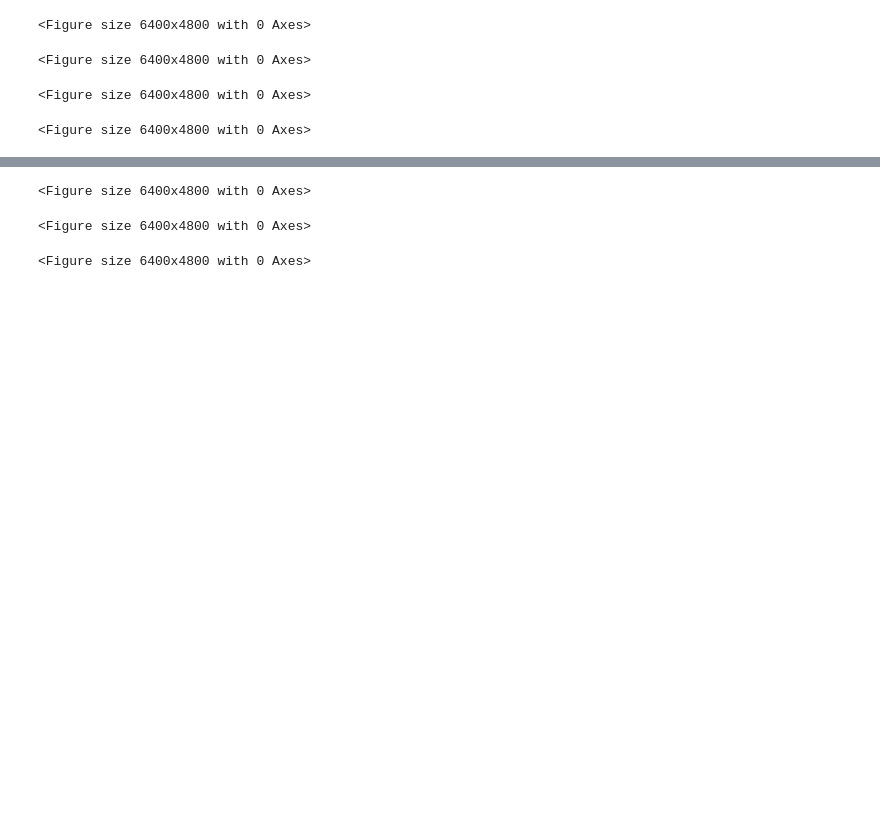
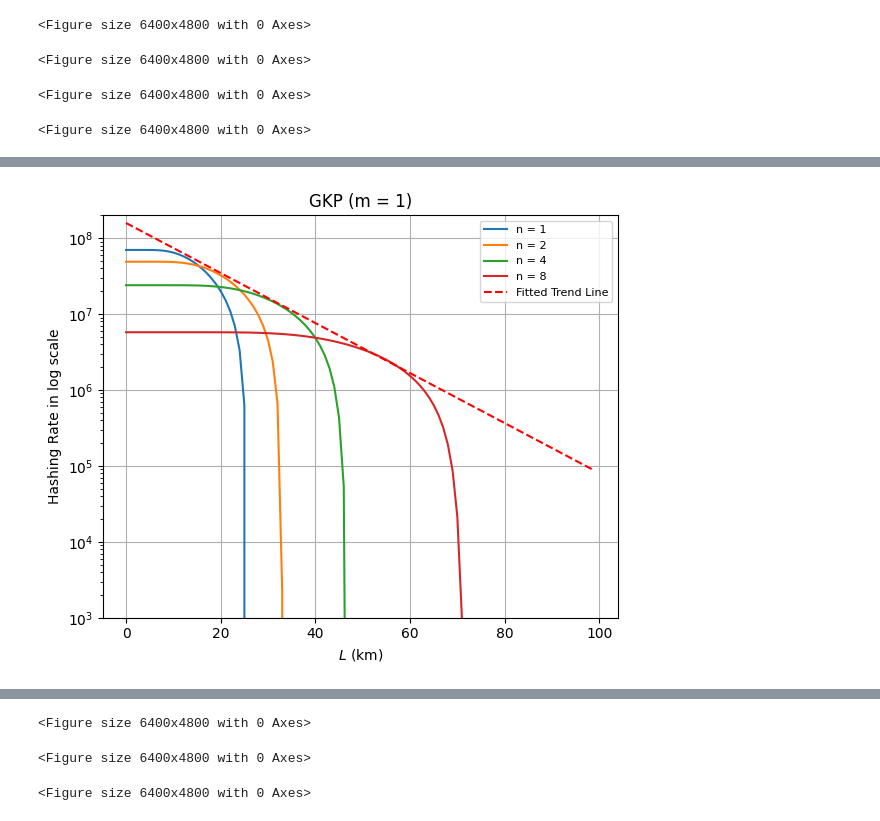
Before and after one commit to conallcampbell/GKP-Assisted-Percolation, a Jupyter notebook: Arizonia NB.015 - Repeater Problem in Python.ipynb, the cells around one changed output, grey strips where cells are left out. Saved outputs shown, nothing was run; the diff lists cells and outputs as text; code cells hidden in the pictures; blank space fills up the shorter version.

```diff
--- a/Arizonia NB.015 - Repeater Problem in Python.ipynb
+++ b/Arizonia NB.015 - Repeater Problem in Python.ipynb
@@ -902,0 +776,66 @@ ratesDR200 = [DRhashingrate(L , 200 , 50 , 0.7 , 1e-8 , 1) for L in Ls]
+# %%
+q = 0.7
+tau = 1e-8
+M = 50
+alpha = (np.log(10) / 10) * 0.2
+
+fig, ax = plt.subplots(figsize=(6, 5))
+ax.set_yscale("log")
+ax.set_title("GKP (m = 1)")
+ax.set_xlabel("$L$ (km)")
+ax.set_ylabel("Hashing Rate in log scale")
+ax.set_ylim(bottom=1e3, top=2e8)
+ax.grid(True)
+
+n_vals = [1, 2, 4, 8]
+
+# Just m = 1 data
+m = 1
+Ls = np.array(Ls)  # ensure it's an array
+gkp_list = [rates1, rates2, rates4, rates8]
+
+color_cycle = plt.get_cmap("tab10")
+
+for i, rate_curve in enumerate(gkp_list):
+    n = n_vals[i]
+    color = color_cycle(i)
+
+    ax.plot(Ls, rate_curve, label=f"n = {n}", color=color)
+
+n_scan_vals = np.arange(1, 16)
+
+rate_envelope = []
+for L in Ls:
+    best_rate = 0
+    for n in n_scan_vals:
+        _, nu_opt = optimal_hashing_rate(sigma1, L, n, M, q, tau, m, return_nu=True)
+        pc = Pc(sigma1, nu_opt, L, n)
+        pf = Pf(sigma1, nu_opt, L, n)
+        pSWAP = (pc + pf)**2
+        pELEM = 1 - (1 - pSWAP)**(M * m)
+        pNETWORK = pELEM**(n + 1) * q**n
+        rate = pNETWORK / (tau * m)
+
+        # Include hashing bound
+        vec = chain_function(new_vector(sigma1, nu_opt, L, n), n)
+        state_bound = hashing_bound(BSM_mixture_chain(vec))
+
+        true_hashing_rate = rate * state_bound
+
+        best_rate = max(best_rate , true_hashing_rate)
+    rate_envelope.append(best_rate)
+
+log_env = np.log(rate_envelope)
+
+
+fit_mask = Ls > 30
+slope, intercept, *_ = linregress(Ls[fit_mask], log_env[fit_mask])
+predicted_env = np.exp(slope * Ls + intercept)
+
+ax.plot(Ls, predicted_env, color="red", linestyle = "--" , label="Fitted Trend Line")
+
+ax.legend(fontsize=8)
+plt.tight_layout()
+plt.show()
+# %% [output]
+[figure, added]
```
Also changed, not shown: parts of 43 cells of this notebook, 1 other file.
